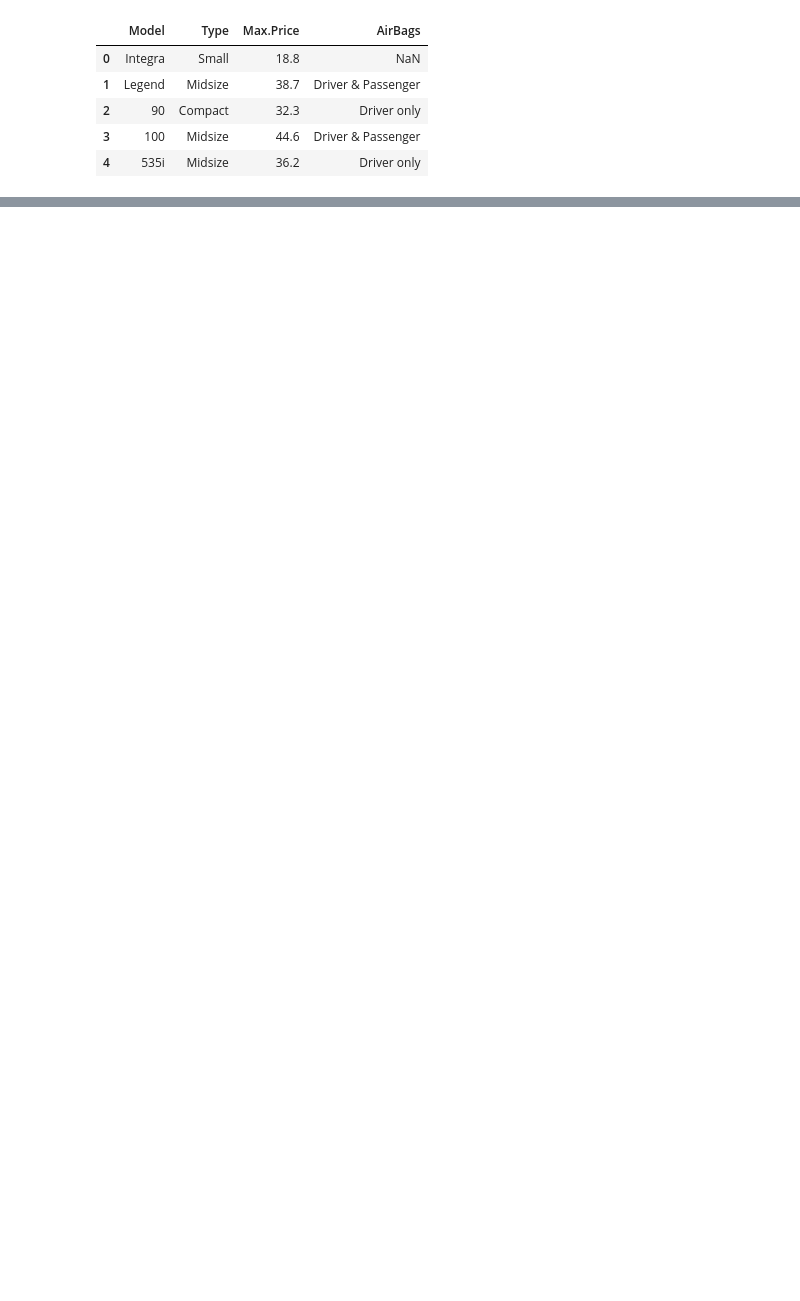
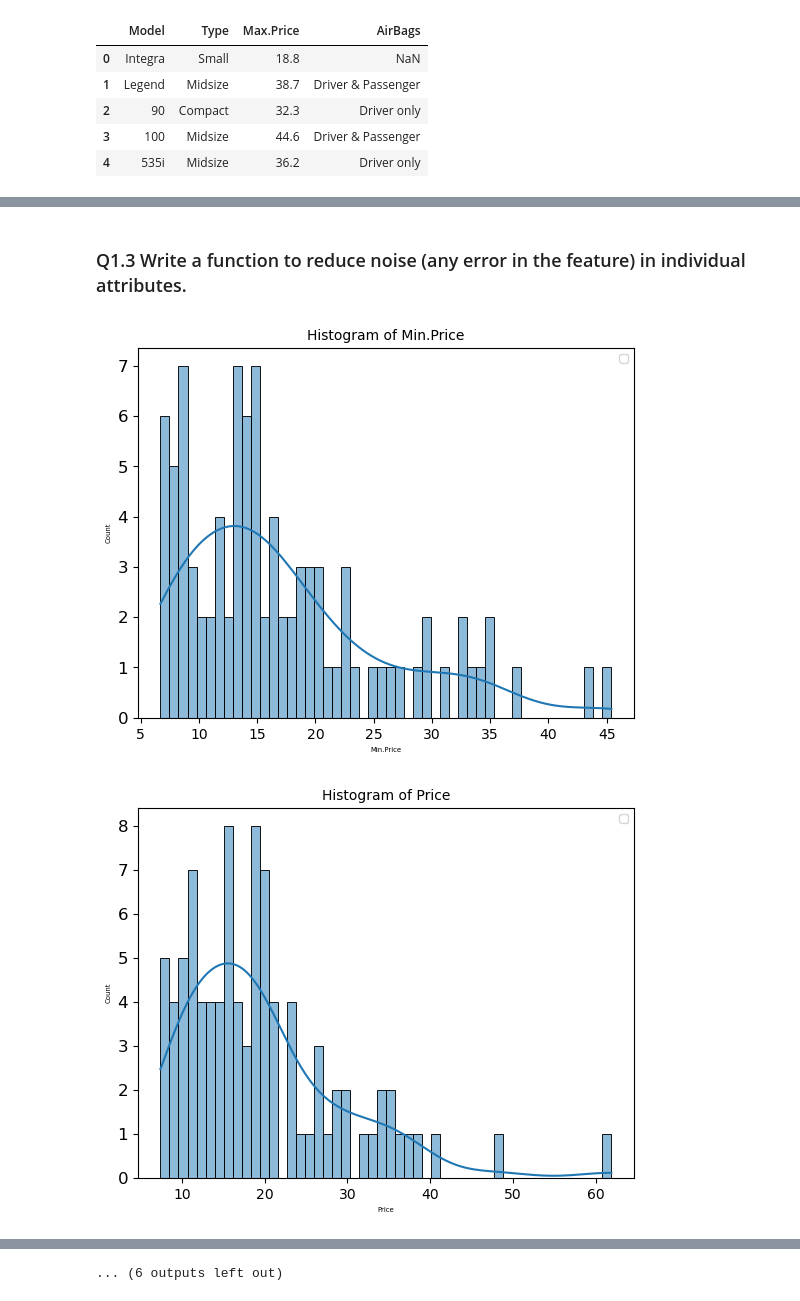
Before and after one commit to fastasturtlee/EDA, a Jupyter notebook: g24ait2004.ipynb, the cells around one changed output, grey strips where cells are left out. Drawn from its saved outputs; the diff is of its cells as text; code cells hidden in the pictures; blank space fills up the shorter version.

```diff
--- a/g24ait2004.ipynb
+++ b/g24ait2004.ipynb
@@ -38,0 +110,2 @@ Ans:
+# %%
+carsData['AirBags'] = carsData['AirBags'].fillna('None')
@@ -38,0 +114,14 @@ Ans:
+# %%
+def imputing(carsData):
+    luggageMean = carsData["Luggage.room"].mean()
+    carsData['Luggage.room'] = carsData['Luggage.room'].replace(luggageMean)
+
+    rearSeatMean = carsData["Rear.seat.room"].mean()
+    carsData['Rear.seat.room'] = carsData['Rear.seat.room'].fillna(rearSeatMean)
+
+    return carsData
+
+
+carsData = imputing(carsData=carsData)
+
+carsData.head(10)
@@ -38,0 +140,15 @@ Ans:
+# %% [markdown]
+### Q1.3 Write a function to reduce noise (any error in the feature) in individual attributes.
+# %%
+def visualDFdata(data):
+    columns = data.select_dtypes(include=['int64','float64'])
+    for column in columns:
+        sns.histplot(data[column],bins=50,kde=True)
+        plt.title(f"Histogram of {column}")
+        plt.legend()
+        plt.show()
+
+visualDFdata(data=carsData)
+# %% [output]
+[figure, added]
+[figure, added]
@@ -38,0 +165 @@ Ans:
+... (6 outputs left out)
```
Also changed, not shown: parts of 43 cells of this notebook.
